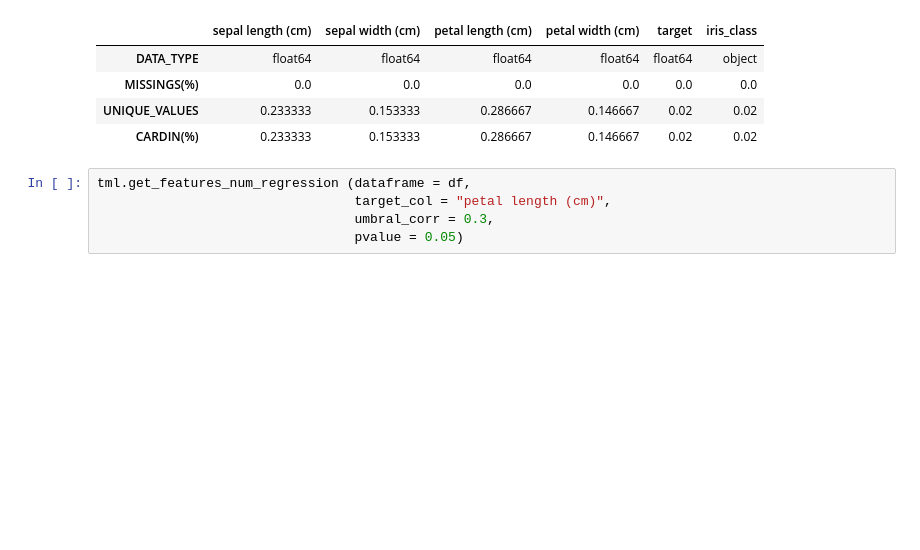
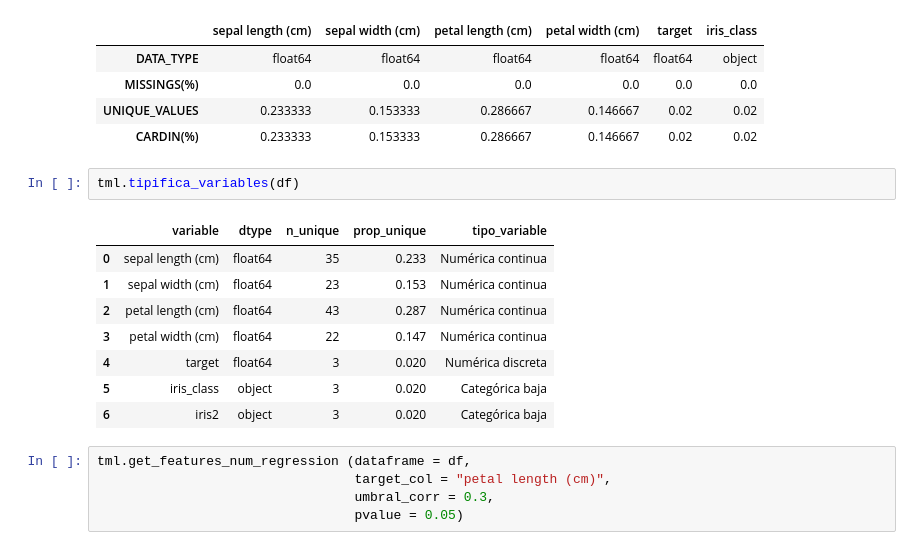
Before and after one commit to Juditga97/T-12-Toolbox, a Jupyter notebook: main.ipynb, the cells around one changed output. Drawn from its saved outputs; the diff is of its cells as text; blank space fills up the shorter version.

Commit message:
Update tipifica_variables

```diff
--- a/main.ipynb
+++ b/main.ipynb
@@ -37,6 +37,17 @@ tml.describe_df(df)
 | MISSINGS(%) | 0.0 | 0.0 | 0.0 | 0.0 | 0.0 | 0.0 |
 | UNIQUE_VALUES | 0.233333 | 0.153333 | 0.286667 | 0.146667 | 0.02 | 0.02 |
 | CARDIN(%) | 0.233333 | 0.153333 | 0.286667 | 0.146667 | 0.02 | 0.02 |
+# %%
+tml.tipifica_variables(df)
+# %% [output]
+|  | variable | dtype | n_unique | prop_unique | tipo_variable |
+| 0 | sepal length (cm) | float64 | 35 | 0.233 | Numérica continua |
+| 1 | sepal width (cm) | float64 | 23 | 0.153 | Numérica continua |
+| 2 | petal length (cm) | float64 | 43 | 0.287 | Numérica continua |
+| 3 | petal width (cm) | float64 | 22 | 0.147 | Numérica continua |
+| 4 | target | float64 | 3 | 0.020 | Numérica discreta |
+| 5 | iris_class | object | 3 | 0.020 | Categórica baja |
+| 6 | iris2 | object | 3 | 0.020 | Categórica baja |
 # %%
 tml.get_features_num_regression (dataframe = df,
                                  target_col = "petal length (cm)",
```
